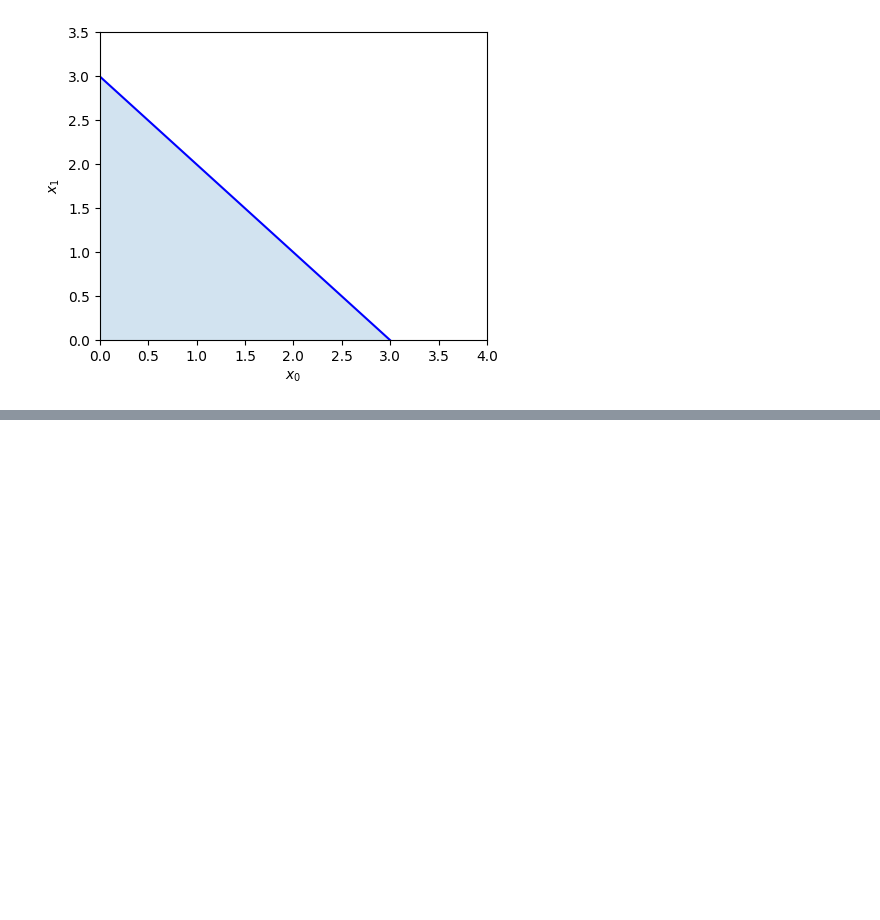
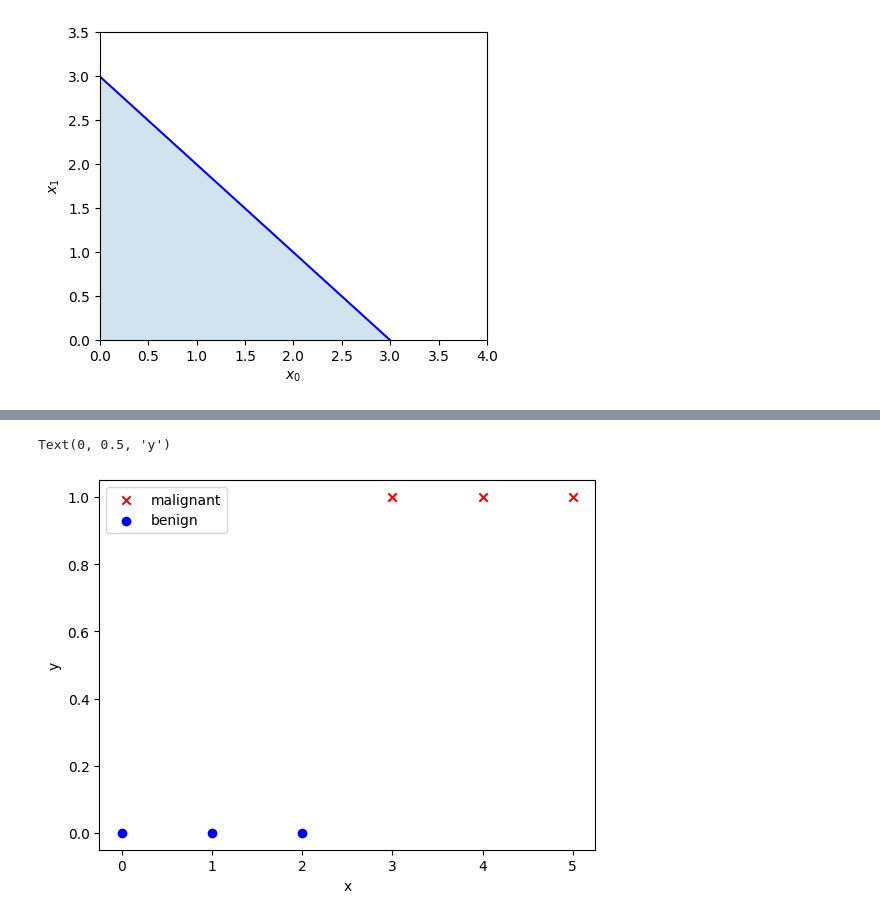
Before and after one commit to ManishJyani/SupervisedMLAndrewNg, a Jupyter notebook: Week03.ipynb, the cells around one changed output, grey strips where cells are left out. Saved outputs shown, nothing was run; the diff lists cells and outputs as text; code cells hidden in the pictures; blank space fills up the shorter version.

```diff
--- a/Week03.ipynb
+++ b/Week03.ipynb
@@ -109,0 +119,14 @@ plt.show()
+# %%
+x_train = np.array([0., 1, 2, 3, 4, 5],dtype=np.longdouble)
+y_train = np.array([0,  0, 0, 1, 1, 1],dtype=np.longdouble)
+pos= y_train==1
+neg= y_train==0
+
+plt.scatter(x_train[pos],y_train[pos],c='r',marker='x',label='malignant')
+plt.scatter(x_train[neg],y_train[neg],c='b',marker='o',label='benign')
+plt.legend()
+plt.xlabel("x")
+plt.ylabel("y")
+# %% [output]
+Text(0, 0.5, 'y')
+[figure, added]
```
Also changed, not shown: parts of 16 cells of this notebook, 1 other file.
